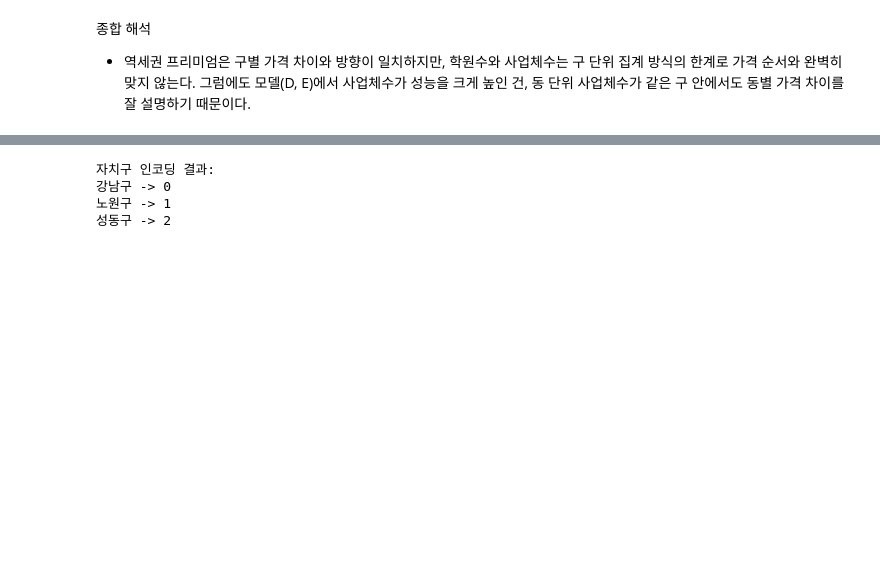
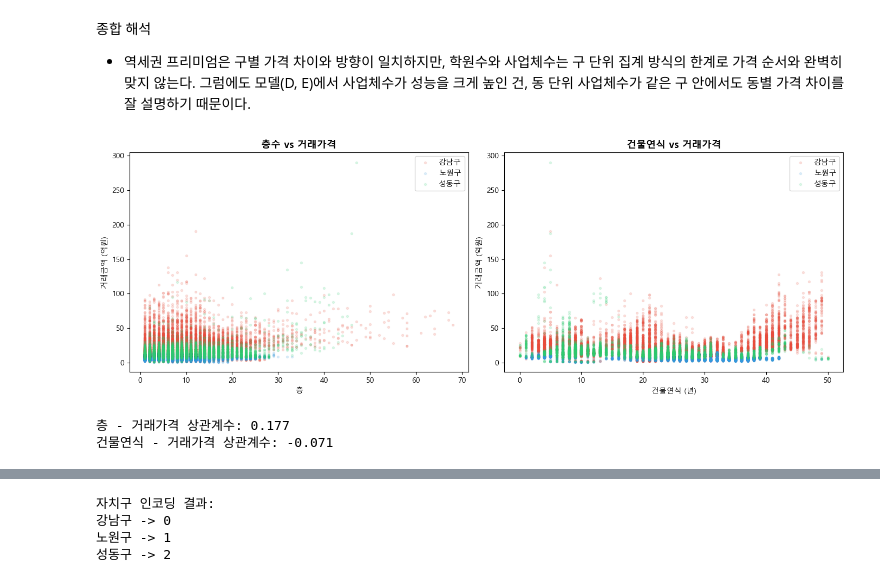
Before and after one commit to dbsco0416/Datamining_project, a Jupyter notebook: apt_pre.ipynb, the cells around one changed output, grey strips where cells are left out. Cells and saved outputs as stored; diff of their text form; code cells hidden in the pictures; blank space fills up the shorter version.

Commit message:
Add EDA visualizations

```diff
--- a/apt_pre.ipynb
+++ b/apt_pre.ipynb
@@ -953,3 +974,35 @@ plt.show()
 
 - 역세권 프리미엄은 구별 가격 차이와 방향이 일치하지만, 학원수와 사업체수는 구 단위 집계 방식의 한계로 가격 순서와 완벽히 맞지 않는다.
   그럼에도 모델(D, E)에서 사업체수가 성능을 크게 높인 건, 동 단위 사업체수가 같은 구 안에서도 동별 가격 차이를 잘 설명하기 때문이다.
+# %%
+# EDA 추가- 층수·건물연식 vs 거래가격 산점도
+
+fig, axes = plt.subplots(1, 2, figsize=(14, 5))
+
+for gu, color in colors.items():
+    sub = df[df['자치구'] == gu]
+    axes[0].scatter(sub['층'], sub['거래금액(만원)'] / 10000,
+                    alpha=0.15, s=8, color=color, label=gu)
+    axes[1].scatter(sub['건물연식'], sub['거래금액(만원)'] / 10000,
+                    alpha=0.15, s=8, color=color, label=gu)
+
+axes[0].set_title('층수 vs 거래가격', fontsize=13, fontweight='bold')
+axes[0].set_xlabel('층')
+axes[0].set_ylabel('거래금액 (억원)')
+axes[0].legend()
+
+axes[1].set_title('건물연식 vs 거래가격', fontsize=13, fontweight='bold')
+axes[1].set_xlabel('건물연식 (년)')
+axes[1].set_ylabel('거래금액 (억원)')
+axes[1].legend()
+
+plt.tight_layout()
+plt.show()
+
+corr_check = df[['층', '건물연식', '거래금액(만원)']].corr()
+print(f'층 - 거래가격 상관계수: {corr_check.loc["층", "거래금액(만원)"]:.3f}')
+print(f'건물연식 - 거래가격 상관계수: {corr_check.loc["건물연식", "거래금액(만원)"]:.3f}')
+# %% [output]
+[figure, added]
+층 - 거래가격 상관계수: 0.177
+건물연식 - 거래가격 상관계수: -0.071
```
Also changed, not shown: parts of 10 cells of this notebook.
